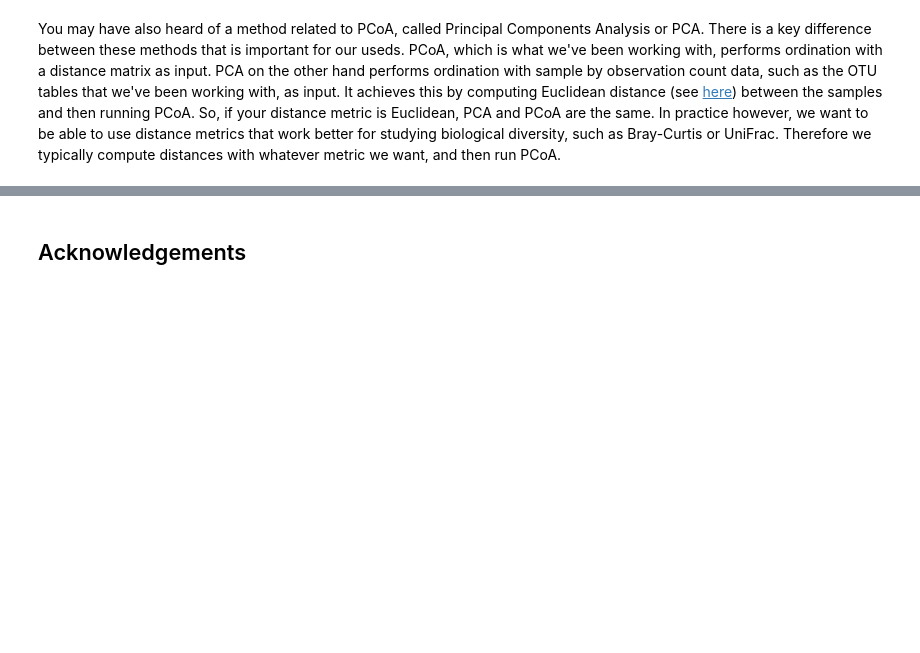
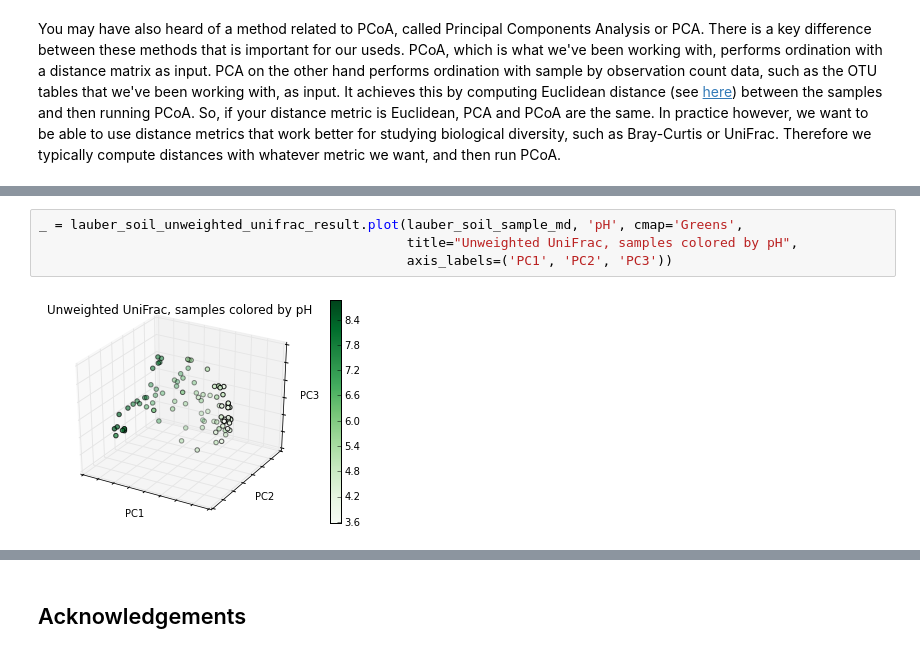
Before and after one commit to applied-bioinformatics/An-Introduction-To-Applied-Bioinformatics, a Jupyter notebook: applications/biological-diversity.ipynb, the cells around one changed output, grey strips where cells are left out. Drawn from its saved outputs; the diff is of its cells as text; blank space fills up the shorter version.

```diff
--- a/applications/biological-diversity.ipynb
+++ b/applications/biological-diversity.ipynb
@@ -1282,0 +903,6 @@ If you're interested in learning more about the topics presented in this chapter
+# %%
+_ = lauber_soil_unweighted_unifrac_result.plot(lauber_soil_sample_md, 'pH', cmap='Greens',
+                                               title="Unweighted UniFrac, samples colored by pH",
+                                               axis_labels=('PC1', 'PC2', 'PC3'))
+# %% [output]
+[figure, added]
```
Also changed, not shown: parts of 65 cells of this notebook, 1 other file.
